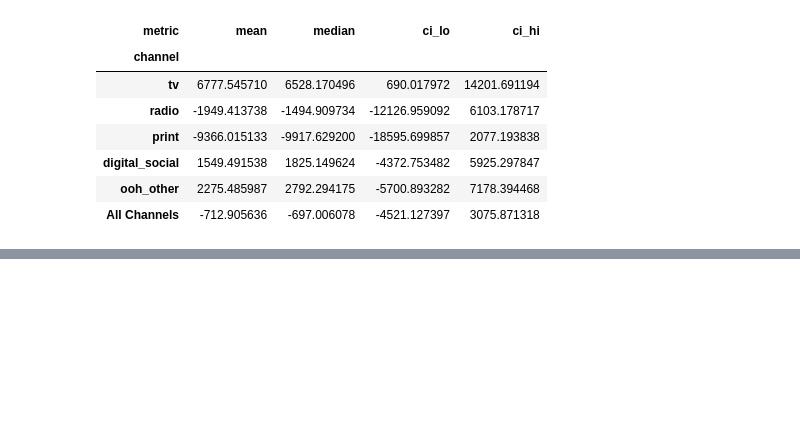
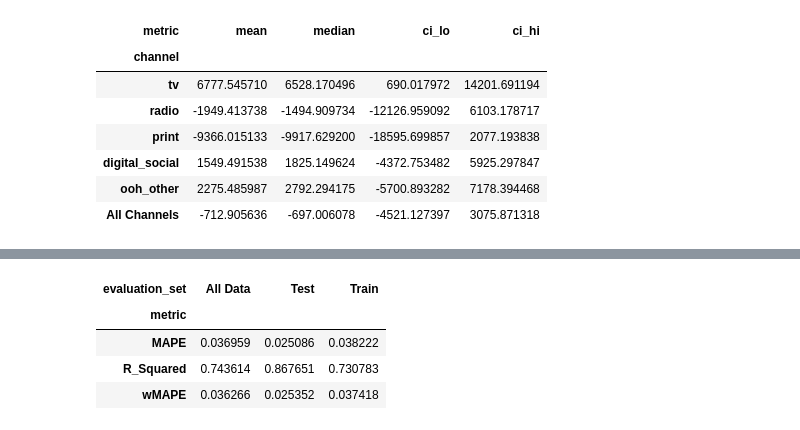
Before and after one commit to jac6779/nyc-dot-mmm, a Jupyter notebook: notebooks/04_nyc_dot_mmm_modeling_meridian.ipynb, the cells around one changed output, grey strips where cells are left out. Cells and saved outputs as stored; diff of their text form; code cells hidden in the pictures; blank space fills up the shorter version.

```diff
--- a/notebooks/04_nyc_dot_mmm_modeling_meridian.ipynb
+++ b/notebooks/04_nyc_dot_mmm_modeling_meridian.ipynb
@@ -344,0 +394,52 @@ display(contributions.to_pandas())
+# %%
+# Set for single geographic region
+zero = tfp_jax.distributions.Deterministic(loc=np.float64(0.0))
+
+# Prior assumptions of data, doesn't force positive coefficients
+prior_05 = prior_distribution.PriorDistribution(
+    beta_m=tfp_jax.distributions.Normal(loc=np.float64(0.0), scale=np.float64(0.5)),
+    tau_g_excl_baseline=zero, eta_m=zero, eta_rf=zero, eta_om=zero, eta_orf=zero, xi_c=zero, xi_n=zero,
+)
+
+# Define model spec
+model_spec_05 = spec.ModelSpec(
+    prior=prior_05, # probability distributions
+    media_prior_type="coefficient",
+    media_effects_dist="normal", # for one geo
+    holdout_id=holdout_id
+)
+
+# Instantiate model
+mmm_05 = model.Meridian(
+    input_data=input_data,
+    model_spec=model_spec_05
+)
+
+# Set number of samples
+mmm_05.sample_prior(500)
+
+# Sample from posterior
+mmm_05.sample_posterior(
+    n_chains=4,
+    n_adapt=500,
+    n_burnin=500,
+    n_keep=1000,
+    seed=42
+)
+
+model_diag_05 = visualizer.ModelDiagnostics(mmm_05, use_kpi=True)
+
+model_diag_05.plot_prior_and_posterior_distribution(parameter="beta_m")
+
+diag_df_05 = model_diag_05.predictive_accuracy_table()
+diag_df_05.pivot(
+    index="metric",
+    columns="evaluation_set",
+    values="value"
+)
+# %% [output]
+| evaluation_set | All Data | Test | Train |
+| metric |  |  |  |
+| MAPE | 0.036959 | 0.025086 | 0.038222 |
+| R_Squared | 0.743614 | 0.867651 | 0.730783 |
+| wMAPE | 0.036266 | 0.025352 | 0.037418 |
```
Also changed, not shown: parts of 21 cells of this notebook, 1 other file.
